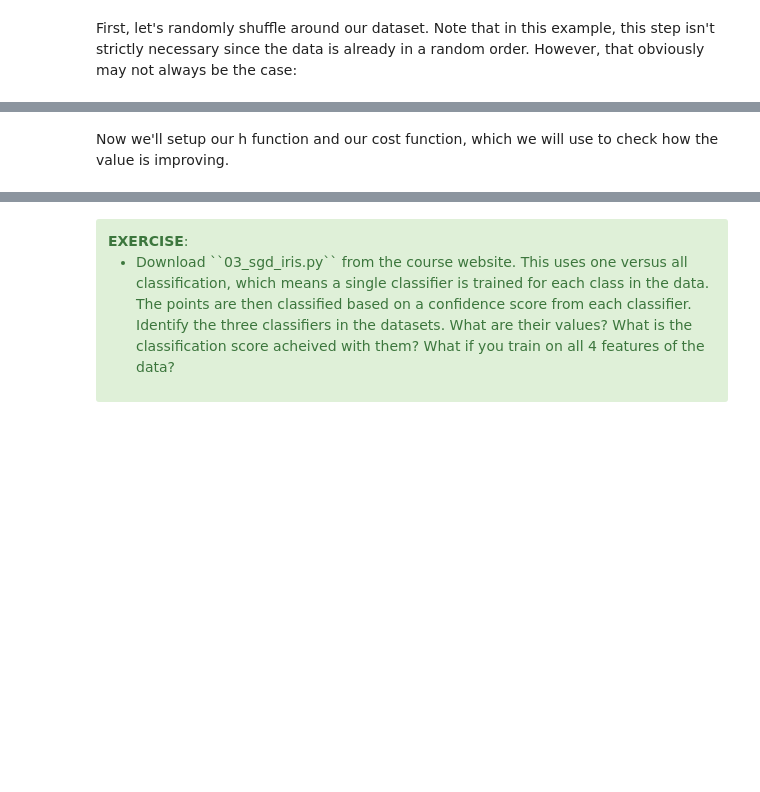
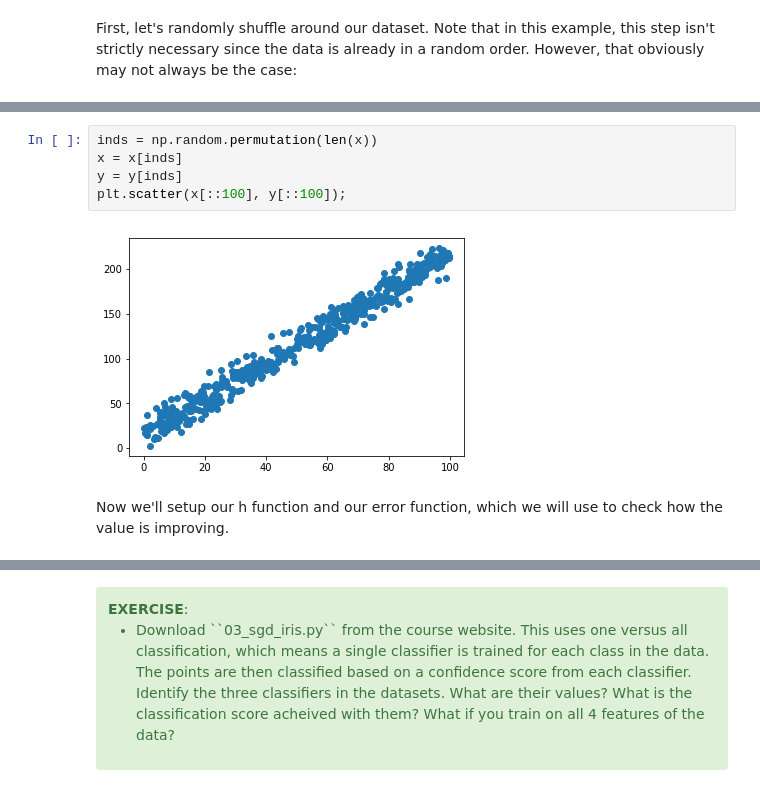
Before and after one commit to d9w/computational_intelligence, a Jupyter notebook: notebooks/11 Gradient Descent.ipynb, the cells around one changed output, grey strips where cells are left out. Drawn from its saved outputs; the diff is of its cells as text; blank space fills up the shorter version.

```diff
--- a/notebooks/11 Gradient Descent.ipynb
+++ b/notebooks/11 Gradient Descent.ipynb
@@ -236,4 +251,11 @@ for i in index_shuf:
+# %%
+inds = np.random.permutation(len(x))
+x = x[inds]
+y = y[inds]
+plt.scatter(x[::100], y[::100]);
+# %% [output]
+[figure, added]
 # %% [markdown]
-Now we'll setup our h function and our cost function, which we will use to check how the value is improving.
+Now we'll setup our h function and our error function, which we will use to check how the value is improving.
 # %%
 h = lambda theta_0,theta_1,x: theta_0 + theta_1*x
```
Also changed, not shown: parts of 26 cells of this notebook, 7 other files.
